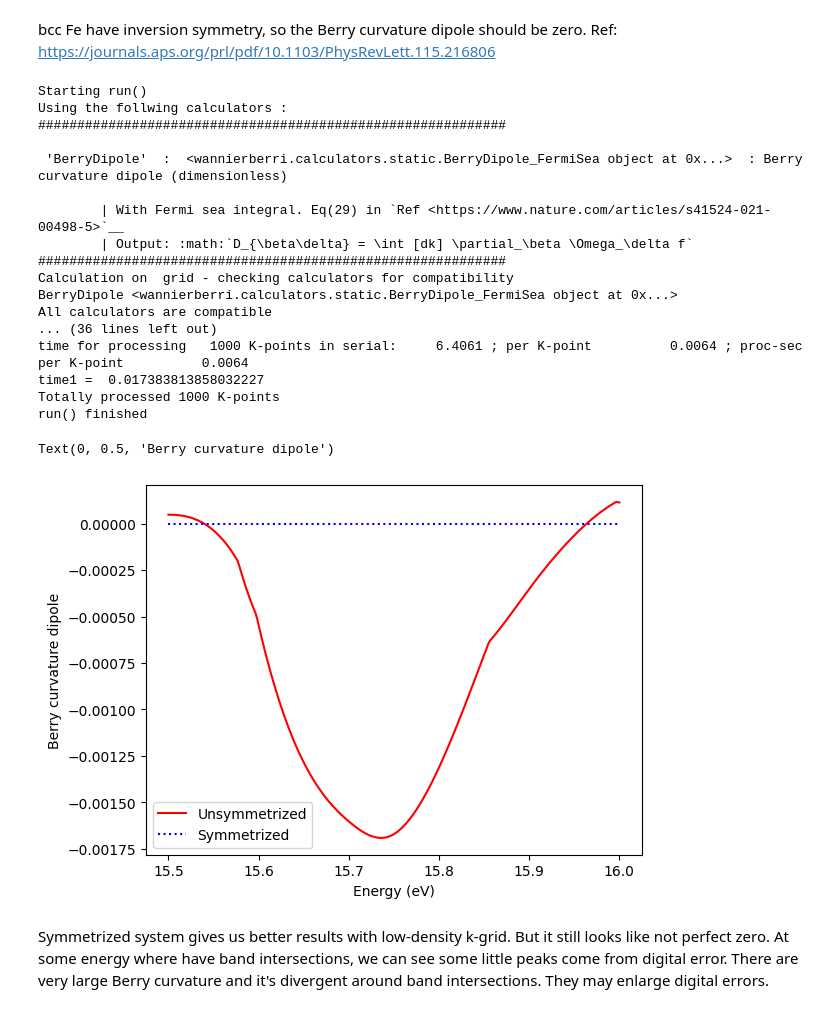
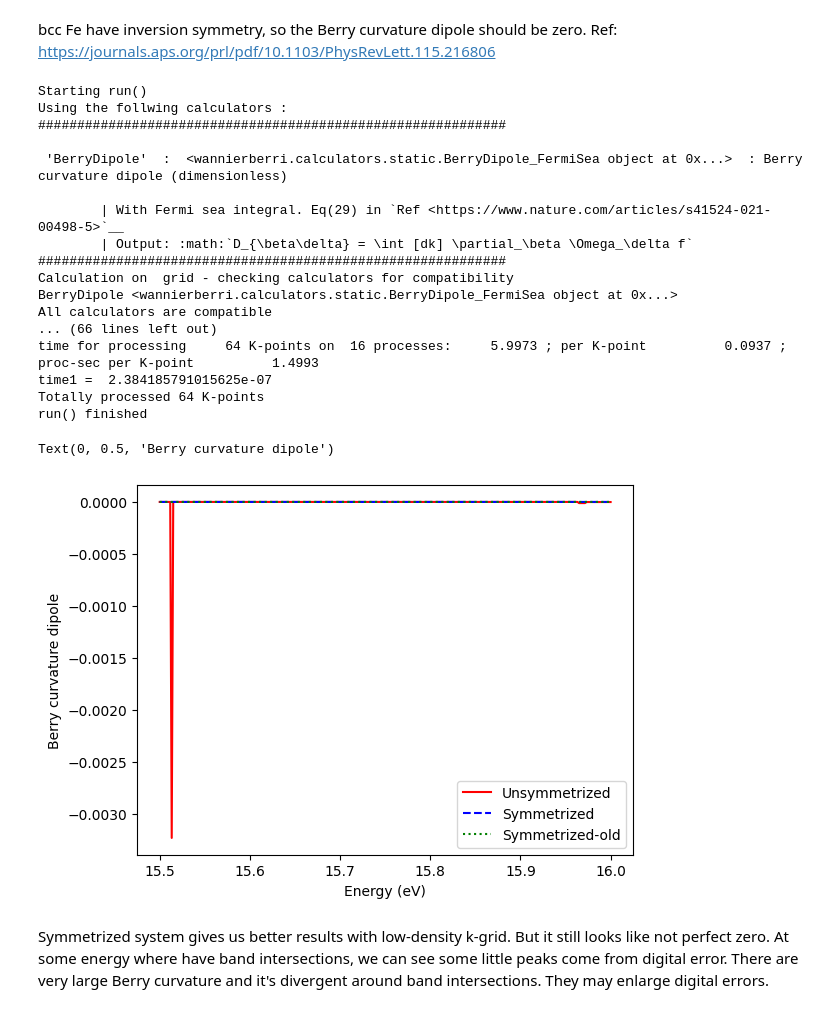
Before and after one commit to wannier-berri/WannierBerri-tutorial, a Jupyter notebook: tutorials/5_symmetrization/tutorial_symmetrization-solution.ipynb, the cells around one changed output. Drawn from its saved outputs; the diff is of its cells as text; code cells hidden in the pictures.

```diff
--- a/tutorials/5_symmetrization/tutorial_symmetrization-solution.ipynb
+++ b/tutorials/5_symmetrization/tutorial_symmetrization-solution.ipynb
@@ -472,27 +475,24 @@ bcc Fe have inversion symmetry, so the Berry curvature dipole should be zero. Re
 system_Fe_sym = system_Fe_sym_new
 #calculate berry curvature dipole
 Efermi_Fe = np.linspace(15.5,16,301)
-NK = 10
+NK = 24
 
-grid = wberri.Grid(system_Fe,NK=NK,NKFFT=1)
+grid = wberri.Grid(system_Fe,NK=NK,NKFFT=6)
 
-result_Fe = wberri.run(system=system_Fe,
+results_Fe = {}
+
+for name, system in [('unsymmetrized', system_Fe),
+                     ('symmetrized-new', system_Fe_sym_new),
+                     ('symmetrized-old', system_Fe_sym_old)]:
+
+    results_Fe[name] = wberri.run(system=system,
             grid=grid,
-            calculators = {"BerryDipole":wberri.calculators.static.BerryDipole_FermiSea(Efermi=Efermi_Fe,tetra=True)},
+            calculators = {"BerryDipole":wberri.calculators.static.BerryDipole_FermiSea(Efermi=Efermi_Fe,tetra=False)},
             adpt_num_iter=0,
-            fout_name='Fe',
-            restart=False,
-            print_Kpoints=False
+            fout_name=f'Fe-{name}',
+            use_irred_kpt=False,
+            symmetrize=False,
             )
-
-result_Fe_sym = wberri.run(system=system_Fe_sym,
-            grid=grid,
-            calculators = {"BerryDipole":wberri.calculators.static.BerryDipole_FermiSea(Efermi=Efermi_Fe,tetra=True)},
-            adpt_num_iter=0,
-            fout_name='Fe_sym',
-            restart=False,
-            print_Kpoints=False
-            )
 # %% [output]
 Starting run()
 Using the follwing calculators :
@@ -506,8 +506,8 @@ Using the follwing calculators :
 Calculation on  grid - checking calculators for compatibility
 BerryDipole <wannierberri.calculators.static.BerryDipole_FermiSea object at 0x...>
 All calculators are compatible
-... (36 lines left out)
-time for processing   1000 K-points in serial:     6.4061 ; per K-point          0.0064 ; proc-sec per K-point          0.0064
-time1 =  0.017383813858032227
-Totally processed 1000 K-points
+... (66 lines left out)
+time for processing     64 K-points on  16 processes:     5.9973 ; per K-point          0.0937 ; proc-sec per K-point          1.4993
+time1 =  2.384185791015625e-07
+Totally processed 64 K-points
 run() finished
@@ -519,14 +514,17 @@ Fe_sym_BCD = result_Fe_sym.results["BerryDipole"].data
 # %%
-#unsymmetrized
-#print zz component of berry dipole
-# %matplotlib inline
+#read data
+
+Fe_BCD = results_Fe['unsymmetrized'].results["BerryDipole"].data
+Fe_sym_BCD = results_Fe['symmetrized-new'].results["BerryDipole"].data
+Fe_sym_old_BCD = results_Fe['symmetrized-old'].results["BerryDipole"].data
 plt.plot(Efermi_Fe,Fe_BCD[:,2,2],'r',label="Unsymmetrized")
-plt.plot(Efermi_Fe,Fe_sym_BCD[:,2,2],'b:',label="Symmetrized")
+plt.plot(Efermi_Fe,Fe_sym_BCD[:,2,2],'b--',label="Symmetrized")
+plt.plot(Efermi_Fe,Fe_sym_old_BCD[:,2,2],'g:',label="Symmetrized-old")
 plt.legend()
 plt.xlabel('Energy (eV)')
 plt.ylabel('Berry curvature dipole')
 # %% [output]
 Text(0, 0.5, 'Berry curvature dipole')
-[figure, old version]
+[figure, new version]
 # %% [markdown]
 Symmetrized system gives us better results with low-density k-grid. But it still looks like not perfect zero. At some energy where have band intersections, we can see some little peaks come from digital error. There are very large Berry curvature and it's divergent around band intersections. They may enlarge digital errors.
```
Also changed, not shown: parts of 13 cells of this notebook, 1 other file.
